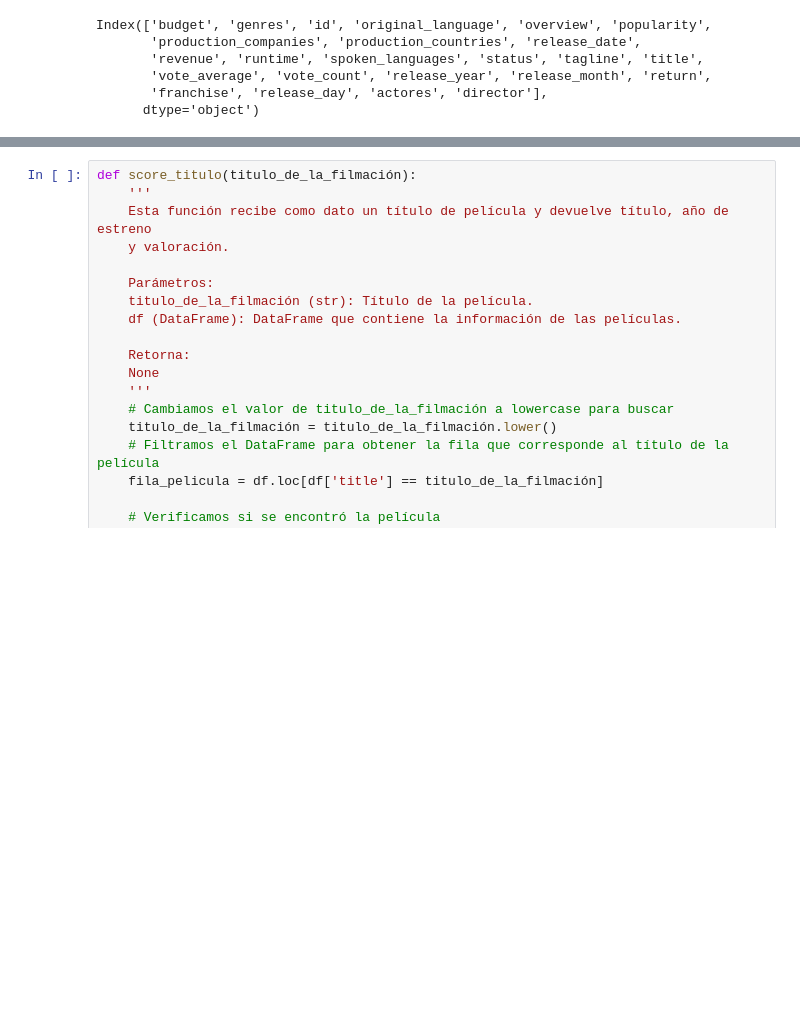
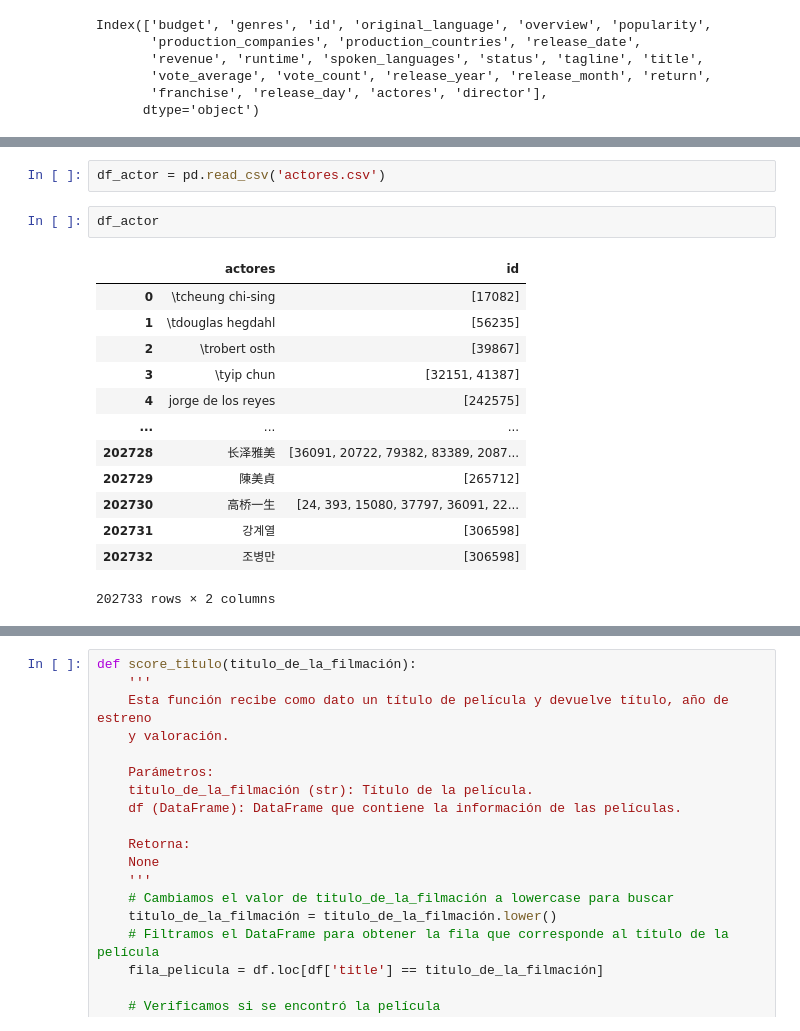
Before and after one commit to hzaquelli82/PI01, a Jupyter notebook: DesarrolloAPI.ipynb, the cells around one changed output, grey strips where cells are left out. Saved outputs shown, nothing was run; the diff lists cells and outputs as text; blank space fills up the shorter version.

```diff
--- a/DesarrolloAPI.ipynb
+++ b/DesarrolloAPI.ipynb
@@ -15,0 +73,18 @@ Index(['budget', 'genres', 'id', 'original_language', 'overview', 'popularity',
+# %%
+df_actor = pd.read_csv('actores.csv')
+# %%
+df_actor
+# %% [output]
+|  | actores | id |
+| 0 | \tcheung chi-sing | [17082] |
+| 1 | \tdouglas hegdahl | [56235] |
+| 2 | \trobert osth | [39867] |
+| 3 | \tyip chun | [32151, 41387] |
+| 4 | jorge de los reyes | [242575] |
+| ... | ... | ... |
+| 202728 | 长泽雅美 | [36091, 20722, 79382, 83389, 2087... |
+| 202729 | 陳美貞 | [265712] |
+| 202730 | 高桥一生 | [24, 393, 15080, 37797, 36091, 22... |
+| 202731 | 강계열 | [306598] |
+| 202732 | 조병만 | [306598] |
+202733 rows × 2 columns
```
Also changed, not shown: parts of 9 cells of this notebook, 4 other files.
